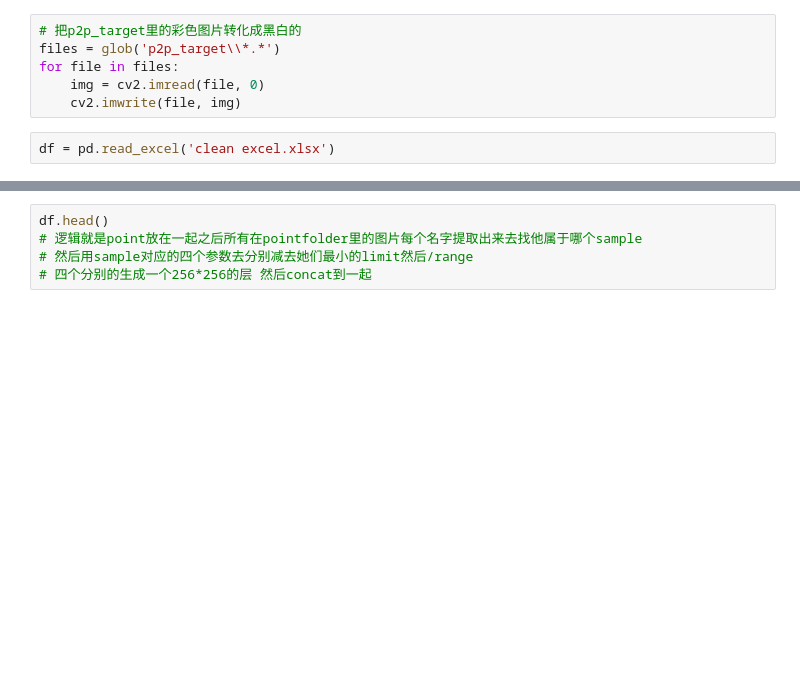
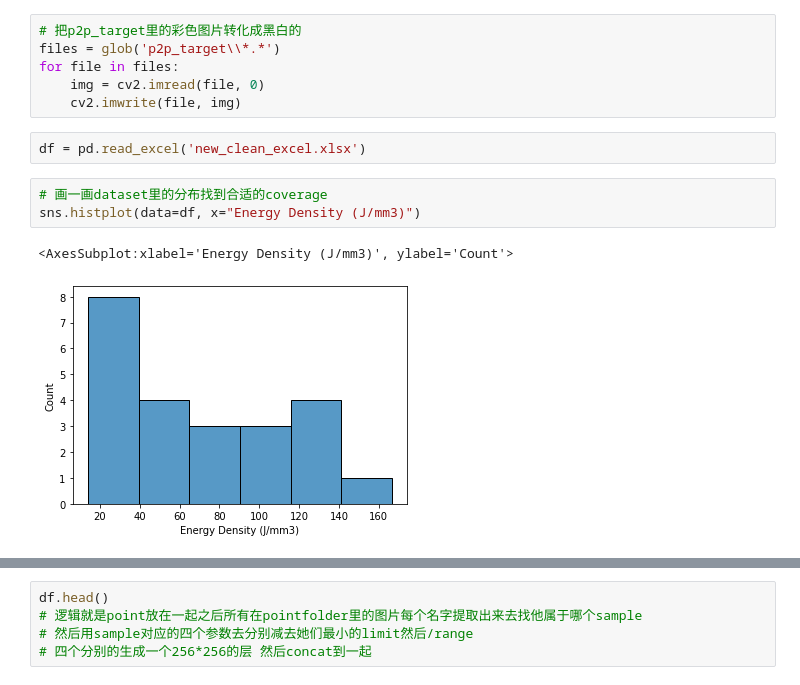
Before and after one commit to ZijueChen/Porosity-Detection, a Jupyter notebook: Training Dataset Generation.ipynb, the cells around one changed output, grey strips where cells are left out. Cells and saved outputs as stored; diff of their text form; blank space fills up the shorter version.

```diff
--- a/Training Dataset Generation.ipynb
+++ b/Training Dataset Generation.ipynb
@@ -27,4 +35,10 @@ for file in files:
     img = cv2.imread(file, 0)
     cv2.imwrite(file, img)
 # %%
-df = pd.read_excel('clean excel.xlsx')
+df = pd.read_excel('new_clean_excel.xlsx')
+# %%
+# 画一画dataset里的分布找到合适的coverage
+sns.histplot(data=df, x="Energy Density (J/mm3)")
+# %% [output]
+<AxesSubplot:xlabel='Energy Density (J/mm3)', ylabel='Count'>
+[figure, added]
```
Also changed, not shown: parts of 12 cells of this notebook, 7 other files.
